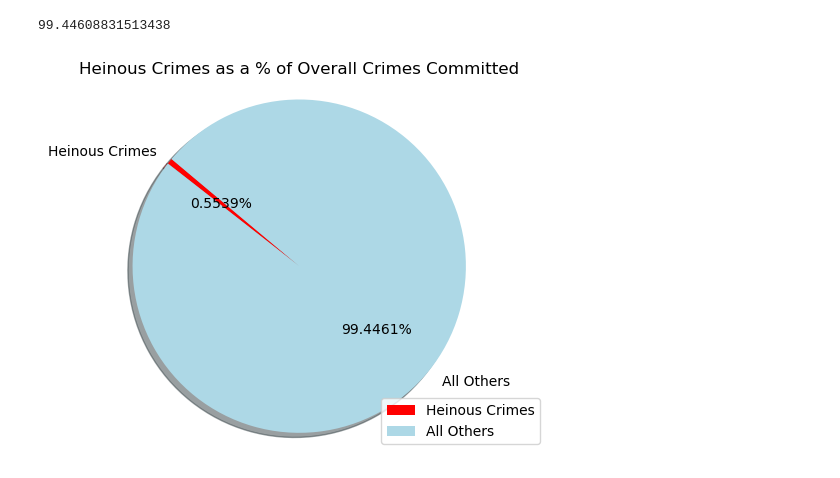
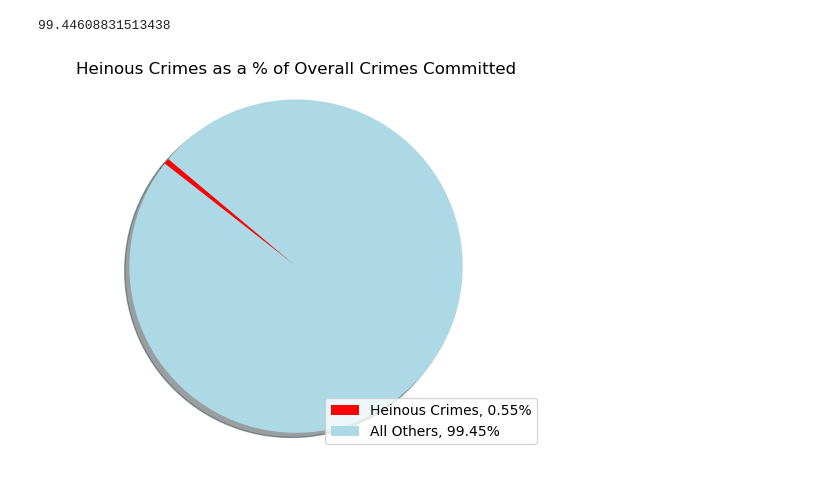
Before and after one commit to jmpealy/project1, a Jupyter notebook: heinous_crimes.ipynb, the cells around one changed output. Cells and saved outputs as stored; diff of their text form; code cells hidden in the pictures.

```diff
--- a/heinous_crimes.ipynb
+++ b/heinous_crimes.ipynb
@@ -760,20 +760,20 @@ others_avg
 # %%
 #Create a pie chart comparing the 3 categories of heinous crimes to all the others
 crime_types = ["Heinous Crimes","All Others"]
 crime_rates = [heinous_avg, others_avg]
 colors = ["red","lightblue"]
 explode = (0,0)
 
-plt.pie(crime_rates,explode=explode,labels=crime_types,colors=colors,
-        autopct="%1.4f%%", shadow=True, startangle=140)
+plt.pie(crime_rates,explode=explode,colors=colors, shadow=True, startangle=140)
 
 # Create axes which are equal so we have a perfect circle
 plt.title("Heinous Crimes as a % of Overall Crimes Committed")
 plt.axis('equal')
 #Add a legend
-plt.legend(crime_types,loc='lower right')
+labels = [f'{l}, {s:0.2f}%' for l, s in zip(crime_types, crime_rates)]
+plt.legend(loc='lower right',labels=labels)
 #save file to resources folder
 plt.savefig("Images/heinous_pie.png")
 plt.show()
 # %% [output]
-[figure, old version]
+[figure, new version]
```
Also changed, not shown: parts of 2 cells of this notebook.
